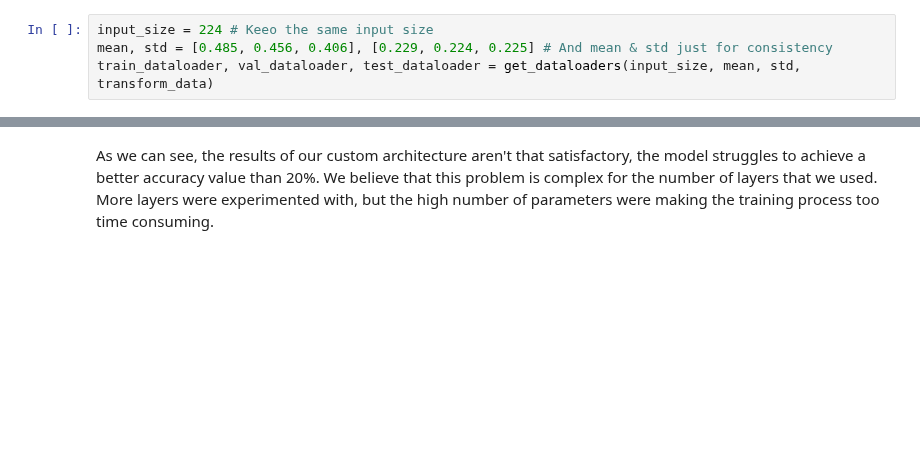
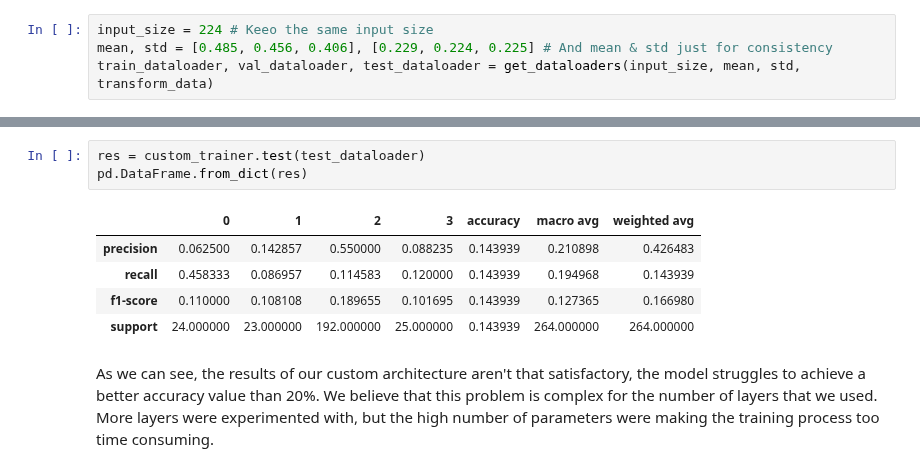
Before and after one commit to joaolucasmartins/VC2022, a Jupyter notebook: Part2/classification.ipynb, the cells around one changed output, grey strips where cells are left out. Cells and saved outputs as stored; diff of their text form; blank space fills up the shorter version.

```diff
--- a/Part2/classification.ipynb
+++ b/Part2/classification.ipynb
@@ -1348,3 +1358,12 @@ Finished
+# %%
+res = custom_trainer.test(test_dataloader)
+pd.DataFrame.from_dict(res)
+# %% [output]
+|  | 0 | 1 | 2 | 3 | accuracy | macro avg | weighted avg |
+| precision | 0.062500 | 0.142857 | 0.550000 | 0.088235 | 0.143939 | 0.210898 | 0.426483 |
+| recall | 0.458333 | 0.086957 | 0.114583 | 0.120000 | 0.143939 | 0.194968 | 0.143939 |
+| f1-score | 0.110000 | 0.108108 | 0.189655 | 0.101695 | 0.143939 | 0.127365 | 0.166980 |
+| support | 24.000000 | 23.000000 | 192.000000 | 25.000000 | 0.143939 | 264.000000 | 264.000000 |
 # %% [markdown]
 As we can see, the results of our custom architecture aren't that satisfactory, the model struggles to achieve a better accuracy value than 20%. We believe that this problem is complex for the number of layers that we used. More layers were experimented with, but the high number of parameters were making the training process too time consuming.
 # %% [markdown]
```
Also changed, not shown: parts of 13 cells of this notebook.
